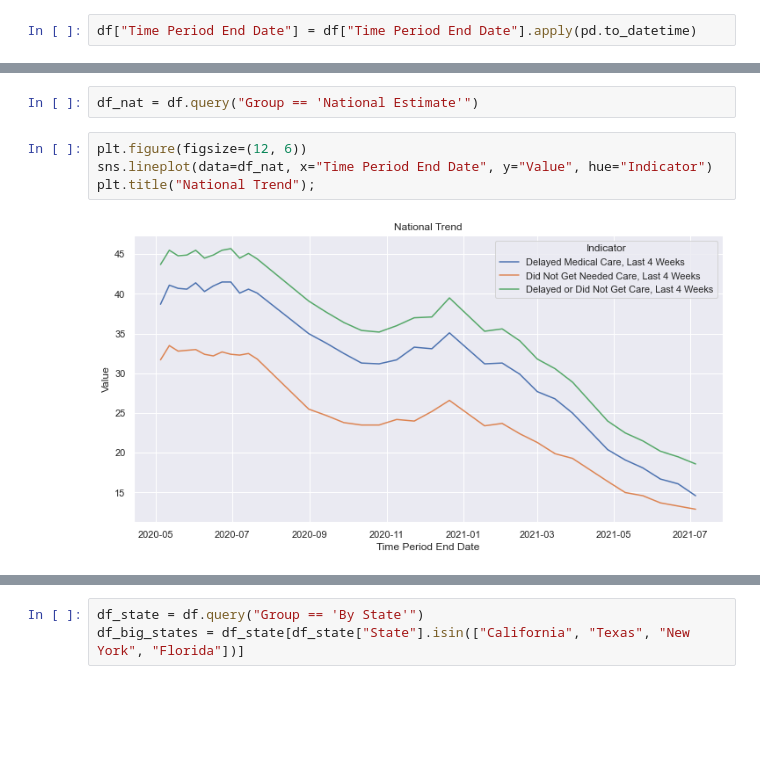
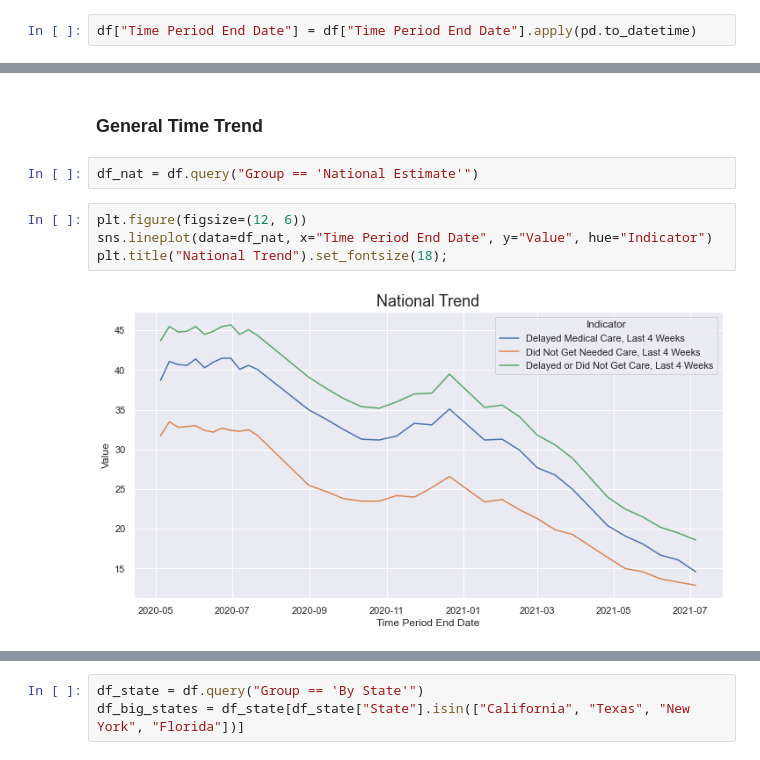
Before and after one commit to peter-amerkhanian/Health-Trends-During-Covid, a Jupyter notebook: EDA - access to care.ipynb, the cells around one changed output, grey strips where cells are left out. Drawn from its saved outputs; the diff is of its cells as text; blank space fills up the shorter version.

```diff
--- a/EDA - access to care.ipynb
+++ b/EDA - access to care.ipynb
@@ -39,8 +104,10 @@ df["Time Period End Date"] = df["Time Period End Date"].apply(pd.to_datetime)
+# %% [markdown]
+### General Time Trend
 # %%
 df_nat = df.query("Group == 'National Estimate'")
 # %%
 plt.figure(figsize=(12, 6))
 sns.lineplot(data=df_nat, x="Time Period End Date", y="Value", hue="Indicator")
-plt.title("National Trend");
+plt.title("National Trend").set_fontsize(18);
 # %% [output]
-[figure, old version]
+[figure, new version]
```
Also changed, not shown: parts of 17 cells of this notebook.
